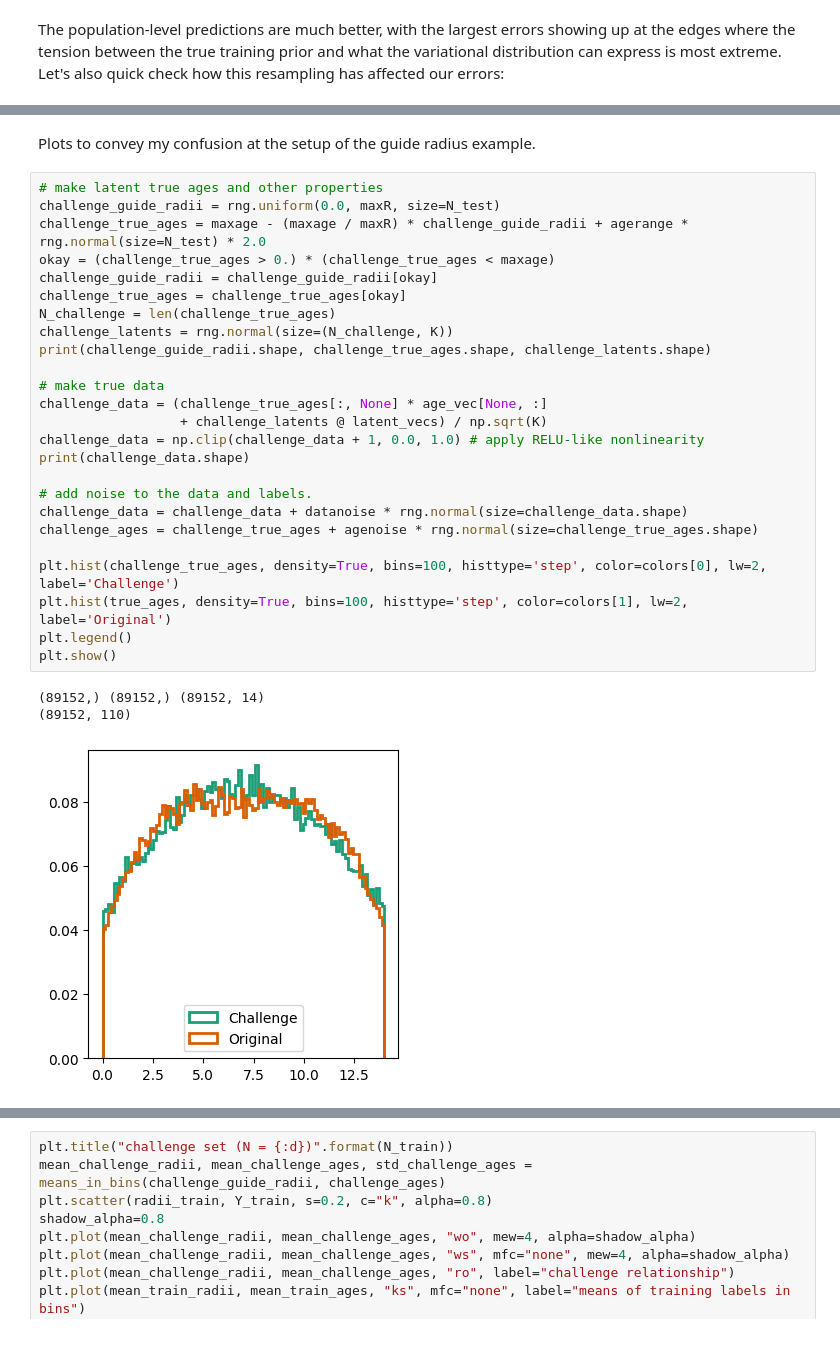
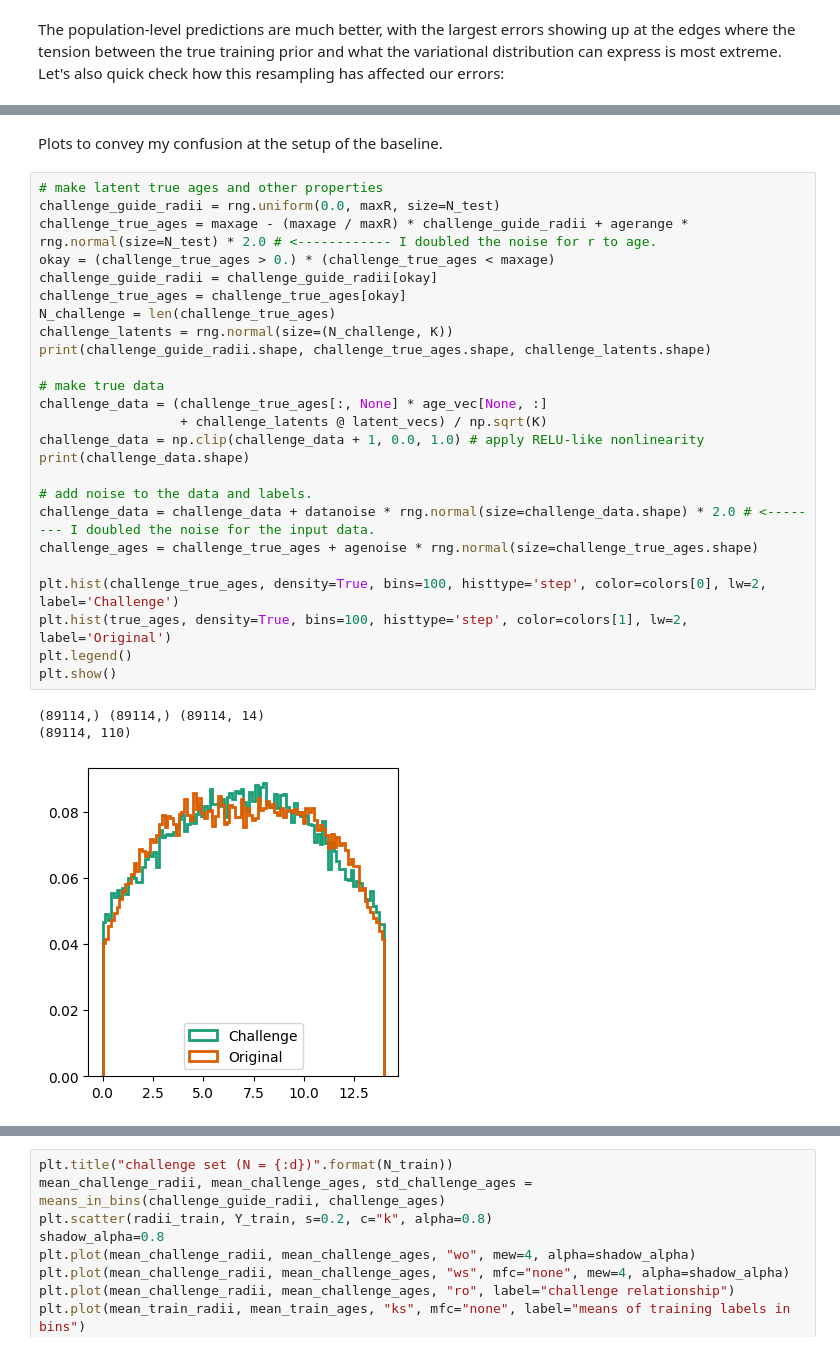
Before and after one commit to swagnercarena/BadForScience, a Jupyter notebook: notebooks/bias_in_regression_outputs.ipynb, the cells around one changed output, grey strips where cells are left out. Saved outputs shown, nothing was run; the diff lists cells and outputs as text.

Commit message:
more plots for an additional confusion part 2.

```diff
--- a/notebooks/bias_in_regression_outputs.ipynb
+++ b/notebooks/bias_in_regression_outputs.ipynb
@@ -367,34 +367,34 @@ Text(0, 0.5, 'regression-estimated label $\\hat{y}$ (estimated age)')
 # %% [markdown]
-Plots to convey my confusion at the setup of the guide radius example.
+Plots to convey my confusion at the setup of the baseline.
 # %%
 # make latent true ages and other properties
 challenge_guide_radii = rng.uniform(0.0, maxR, size=N_test)
-challenge_true_ages = maxage - (maxage / maxR) * challenge_guide_radii + agerange * rng.normal(size=N_test) * 2.0
+challenge_true_ages = maxage - (maxage / maxR) * challenge_guide_radii + agerange * rng.normal(size=N_test) * 2.0 # <------------ I doubled the noise for r to age.
 okay = (challenge_true_ages > 0.) * (challenge_true_ages < maxage)
 challenge_guide_radii = challenge_guide_radii[okay]
 challenge_true_ages = challenge_true_ages[okay]
 N_challenge = len(challenge_true_ages)
 challenge_latents = rng.normal(size=(N_challenge, K))
 print(challenge_guide_radii.shape, challenge_true_ages.shape, challenge_latents.shape)
 
 # make true data
 challenge_data = (challenge_true_ages[:, None] * age_vec[None, :]
                   + challenge_latents @ latent_vecs) / np.sqrt(K)
 challenge_data = np.clip(challenge_data + 1, 0.0, 1.0) # apply RELU-like nonlinearity
 print(challenge_data.shape)
 
 # add noise to the data and labels.
-challenge_data = challenge_data + datanoise * rng.normal(size=challenge_data.shape)
+challenge_data = challenge_data + datanoise * rng.normal(size=challenge_data.shape) * 2.0 # <-------- I doubled the noise for the input data.
 challenge_ages = challenge_true_ages + agenoise * rng.normal(size=challenge_true_ages.shape)
 
 plt.hist(challenge_true_ages, density=True, bins=100, histtype='step', color=colors[0], lw=2, label='Challenge')
 plt.hist(true_ages, density=True, bins=100, histtype='step', color=colors[1], lw=2, label='Original')
 plt.legend()
 plt.show()
 # %% [output]
-(89152,) (89152,) (89152, 14)
-(89152, 110)
+(89114,) (89114,) (89114, 14)
+(89114, 110)
-[figure, old version]
+[figure, new version]
 # %%
 # run on the challenge set
 Y_challenge_hat = regr.predict(challenge_data)
```
Also changed, not shown: parts of 13 cells of this notebook.
